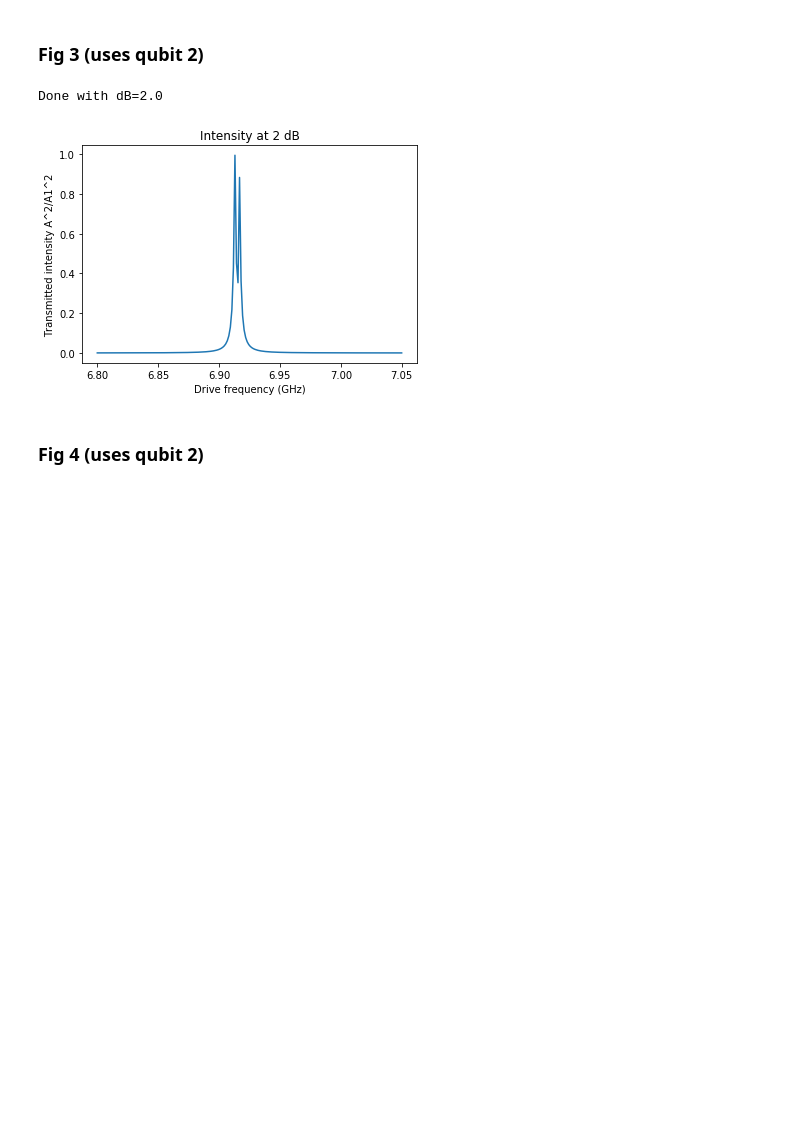
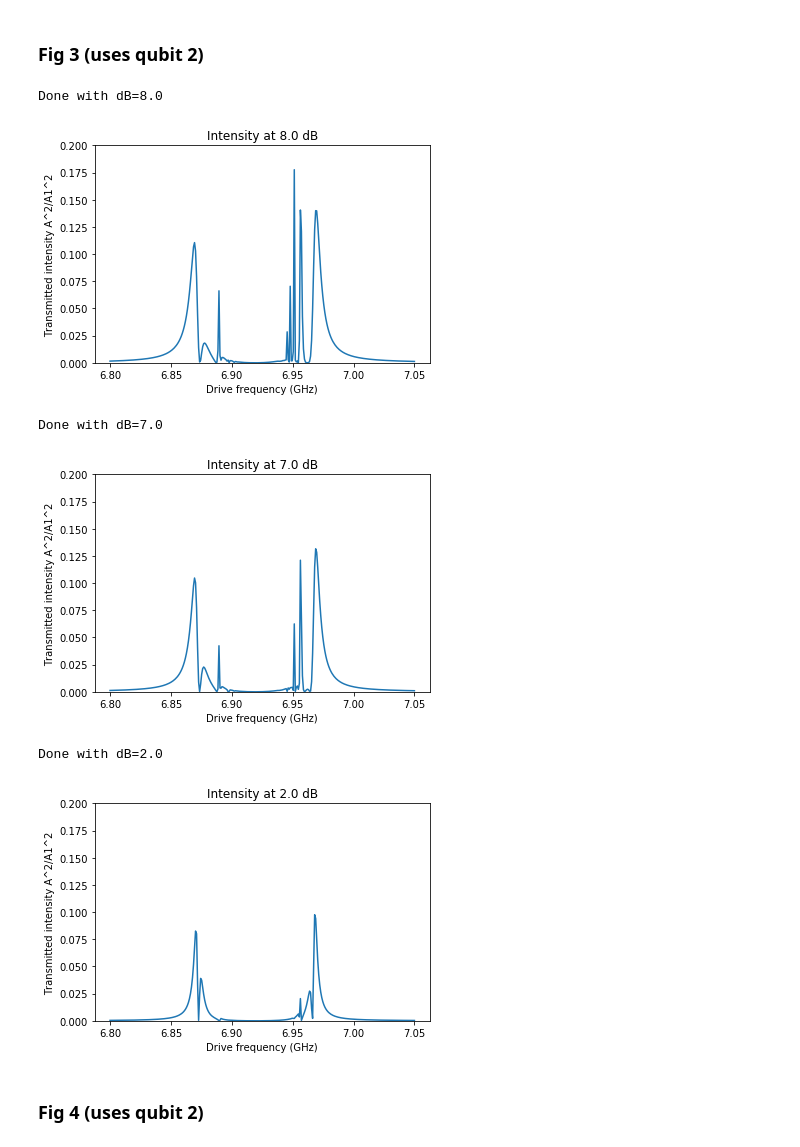
Before and after one commit to conniemiao/ele456_s2020, a Jupyter notebook: bishop_analysis.ipynb, the cells around one changed output. Cells and saved outputs as stored; diff of their text form; code cells hidden in the pictures; blank space fills up the shorter version.

```diff
--- a/bishop_analysis.ipynb
+++ b/bishop_analysis.ipynb
@@ -167,6 +167,8 @@ def getHjcRWA(xi, wd, jkets, pN, qNum):
         temp = a*tensor(qeye(Nr), jkets[j+1]*jkets[j].dag())
         Hjc += hbar*gj[j]*(temp + temp.dag())
     Hjc += hbar*xi*a.dag() + hbar*xi*a
+
+    Hjc = pN*Hjc
     return Hjc
 
 # projection operator onto total n+j = N excitations
@@ -214,7 +216,7 @@ plt.title("Qubit frequencies sweeping B field")
 plt.show()
 
 bestEJ_q = [getEJ(8.6, EJ_max_q[0], C_q[0], EJphi_q[0]), getEJ(16.39, EJ_max_q[1], C_q[1], EJphi_q[1])]
-EJ_q = bestEJ_q
+EJ_q = np.copy(bestEJ_q)
 print(EJ_q[0]/EC_q[0])
 # %% [output]
 [figure]
@@ -303,7 +305,7 @@ xData = np.linspace(6.72*GHz, 6.745*GHz, num = nPoints)
 # xData = np.linspace(6.86*GHz, 6.89*GHz, num = nPoints)
 # xData = np.linspace(6.5*GHz, 7*GHz, num = nPoints)
 
-EJ_q = bestEJ_q
+EJ_q = np.copy(bestEJ_q)
 
 # drive strength: expect supersplitting when strength>1
 # for strength in [0.8, 1.7, 5, 20]:
@@ -396,7 +398,7 @@ xData = np.linspace(6.72*GHz, 6.745*GHz, num = nPoints)
 fig2FullYData = []
 
 qNum = 0
-EJ_q = bestEJ_q
+EJ_q = np.copy(bestEJ_q)
 
 for dB in [0, -10, -20, -30]:
 # for dB in [0]:
@@ -405,19 +407,14 @@ for dB in [0, -10, -20, -30]:
     for i, fd in enumerate(xData):
 #         if i % 10 == 0:
 #             print("%d of %d done" % (i, nPoints))
-#         print("%d of %d done" % (i, nPoints))
-        try:
-            fig2FullYData.append(intensity(xi, fd*2*np.pi, qNum))
-        except:
-            fig2FullYData.append(fig2FullYData[len(fig2FullYData)-1])
-            print("Solver failed on fd %f" % fd)
+        fig2FullYData.append(intensity(xi, fd*2*np.pi, qNum))
 
     print("Done with dB=%.1f" % dB)
 
     plt.plot(xData, fig2FullYData)
     plt.xlabel('Drive frequency (GHz)')
     plt.ylabel('Transmitted intensity A^2/A1^2')
-#     plt.ylim(0, 0.1)
+    plt.ylim(0, 0.1)
     plt.title("Intensity at %d dB" % dB)
     plt.show()
 # %% [output]
@@ -432,36 +429,41 @@ Done with dB=-30.0
 # %% [markdown]
 ### Fig 3 (uses qubit 2)
 # %%
-nPoints = 200
+nPoints = 300
 xData = np.linspace(6.80*GHz, 7.05*GHz, num = nPoints)
+# xData = np.linspace(6.5*GHz, 7.2*GHz, num = nPoints)
 
 qNum = 1
-EJ_q = bestEJ_q
+EJ_q = np.copy(bestEJ_q)
 
 fig3FullYData = []
-for dB in [2, 0, -5]:
+# for dB in [2, 0, -5]:
 # for dB in [0]:
+for dB in [8, 7, 2]: # CHECK THIS
     xi = dbtoxi(dB)
     fig3FullYData = []
     for i, fd in enumerate(xData):
 #         if i % 50 == 0:
 #             print("%d of %d done" % (i, nPoints))
-#         print("%d of %d done" % (i, nPoints))
         try:
             fig3FullYData.append(intensity(xi, fd*2*np.pi, qNum))
         except:
             fig3FullYData.append(fig3FullYData[len(fig3FullYData)-1])
     print("Done with dB=%.1f" % dB)
 
     plt.plot(xData, fig3FullYData)
     plt.xlabel('Drive frequency (GHz)')
     plt.ylabel('Transmitted intensity A^2/A1^2')
-#     plt.ylim(0, 0.1)
-    plt.title("Intensity at %d dB" % dB)
+    plt.ylim(0, 0.2)
+    plt.title("Intensity at %.1f dB" % dB)
     plt.show()
 # %% [output]
-Done with dB=2.0
+Done with dB=8.0
-[figure, old version]
+[figure, new version]
+Done with dB=7.0
+[figure, added]
+Done with dB=2.0
+[figure, added]
 # %% [markdown]
 ### Fig 4 (uses qubit 2)
 # %%
```
Also changed, not shown: parts of 4 cells of this notebook.
